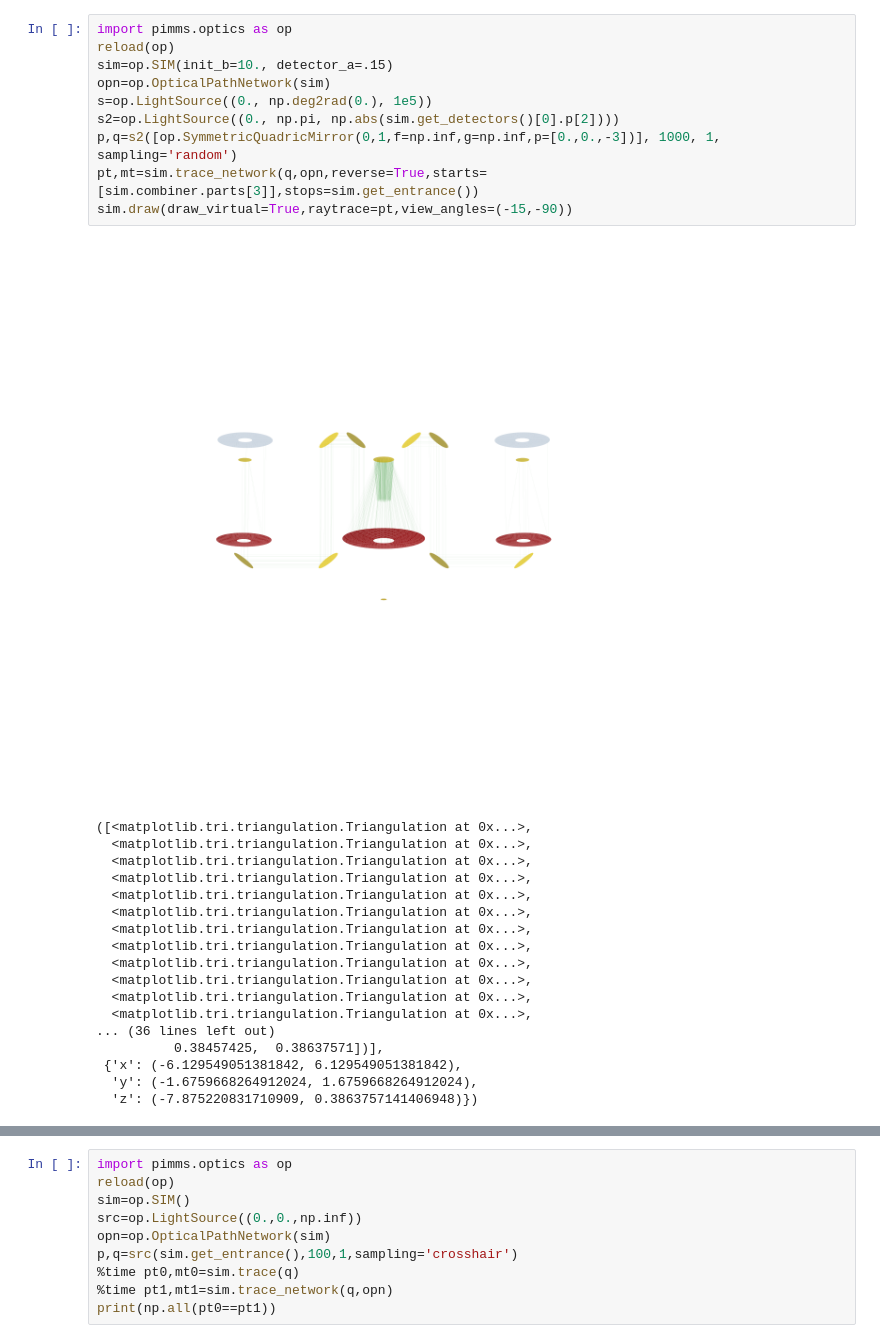
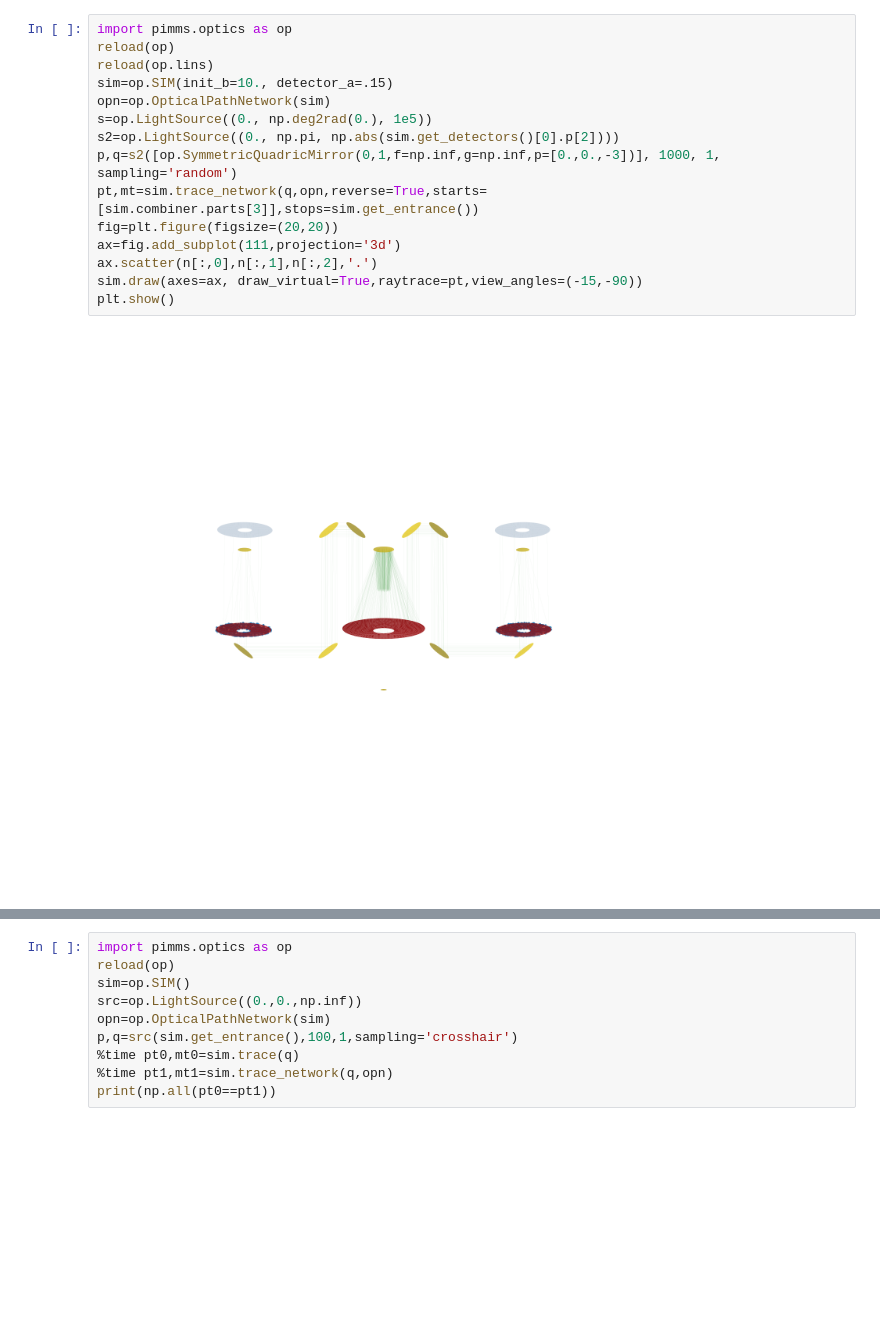
Before and after one commit to pigsboss/pimms, a Jupyter notebook: notes/raytracing.ipynb, the cells around one changed output, grey strips where cells are left out. Cells and saved outputs as stored; diff of their text form; blank space fills up the shorter version.

```diff
--- a/notes/raytracing.ipynb
+++ b/notes/raytracing.ipynb
@@ -1,32 +1,20 @@
 # %%
 import pimms.optics as op
 reload(op)
+reload(op.lins)
 sim=op.SIM(init_b=10., detector_a=.15)
 opn=op.OpticalPathNetwork(sim)
 s=op.LightSource((0., np.deg2rad(0.), 1e5))
 s2=op.LightSource((0., np.pi, np.abs(sim.get_detectors()[0].p[2])))
 p,q=s2([op.SymmetricQuadricMirror(0,1,f=np.inf,g=np.inf,p=[0.,0.,-3])], 1000, 1, sampling='random')
 pt,mt=sim.trace_network(q,opn,reverse=True,starts=[sim.combiner.parts[3]],stops=sim.get_entrance())
-sim.draw(draw_virtual=True,raytrace=pt,view_angles=(-15,-90))
+fig=plt.figure(figsize=(20,20))
+ax=fig.add_subplot(111,projection='3d')
+ax.scatter(n[:,0],n[:,1],n[:,2],'.')
+sim.draw(axes=ax, draw_virtual=True,raytrace=pt,view_angles=(-15,-90))
+plt.show()
 # %% [output]
-[figure, old version]
+[figure, new version]
-([<matplotlib.tri.triangulation.Triangulation at 0x...>,
-  <matplotlib.tri.triangulation.Triangulation at 0x...>,
-  <matplotlib.tri.triangulation.Triangulation at 0x...>,
-  <matplotlib.tri.triangulation.Triangulation at 0x...>,
-  <matplotlib.tri.triangulation.Triangulation at 0x...>,
-  <matplotlib.tri.triangulation.Triangulation at 0x...>,
-  <matplotlib.tri.triangulation.Triangulation at 0x...>,
-  <matplotlib.tri.triangulation.Triangulation at 0x...>,
-  <matplotlib.tri.triangulation.Triangulation at 0x...>,
-  <matplotlib.tri.triangulation.Triangulation at 0x...>,
-  <matplotlib.tri.triangulation.Triangulation at 0x...>,
-  <matplotlib.tri.triangulation.Triangulation at 0x...>,
-... (36 lines left out)
-          0.38457425,  0.38637571])],
- {'x': (-6.129549051381842, 6.129549051381842),
-  'y': (-1.6759668264912024, 1.6759668264912024),
-  'z': (-7.875220831710909, 0.3863757141406948)})
 # %%
 print(np.unique(mt[-1]))
 m=np.bool_(mt[-1]==0)
```
Also changed, not shown: parts of 7 cells of this notebook, 1 other file.
